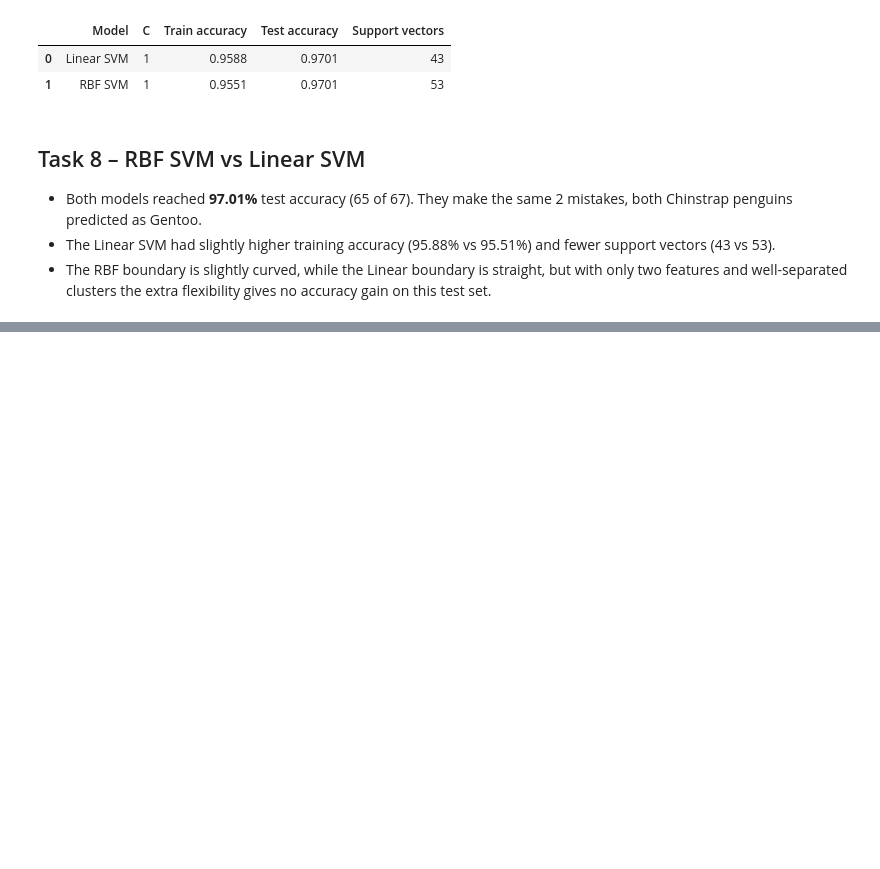
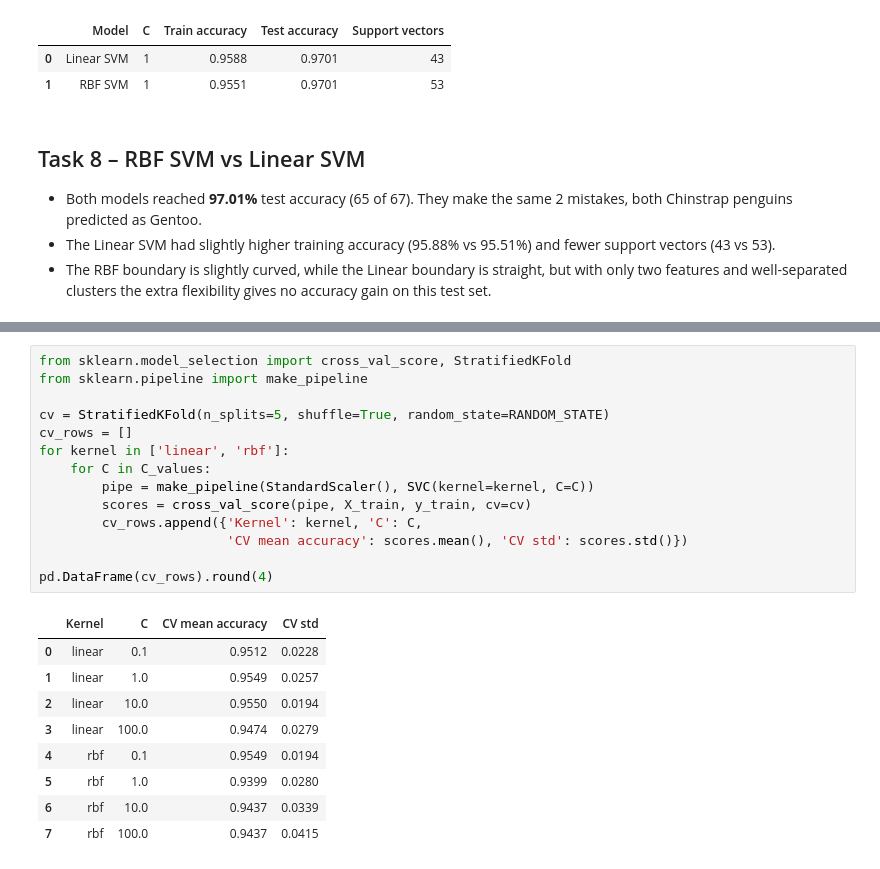
Before and after one commit to zainnm30/penguin-svm-classification, a Jupyter notebook: notebooks/penguin_svm.ipynb, the cells around one changed output, grey strips where cells are left out. Drawn from its saved outputs; the diff is of its cells as text; blank space fills up the shorter version.

```diff
--- a/notebooks/penguin_svm.ipynb
+++ b/notebooks/penguin_svm.ipynb
@@ -398,0 +429,24 @@ comparison
+# %%
+from sklearn.model_selection import cross_val_score, StratifiedKFold
+from sklearn.pipeline import make_pipeline
+
+cv = StratifiedKFold(n_splits=5, shuffle=True, random_state=RANDOM_STATE)
+cv_rows = []
+for kernel in ['linear', 'rbf']:
+    for C in C_values:
+        pipe = make_pipeline(StandardScaler(), SVC(kernel=kernel, C=C))
+        scores = cross_val_score(pipe, X_train, y_train, cv=cv)
+        cv_rows.append({'Kernel': kernel, 'C': C,
+                        'CV mean accuracy': scores.mean(), 'CV std': scores.std()})
+
+pd.DataFrame(cv_rows).round(4)
+# %% [output]
+|  | Kernel | C | CV mean accuracy | CV std |
+| 0 | linear | 0.1 | 0.9512 | 0.0228 |
+| 1 | linear | 1.0 | 0.9549 | 0.0257 |
+| 2 | linear | 10.0 | 0.9550 | 0.0194 |
+| 3 | linear | 100.0 | 0.9474 | 0.0279 |
+| 4 | rbf | 0.1 | 0.9549 | 0.0194 |
+| 5 | rbf | 1.0 | 0.9399 | 0.0280 |
+| 6 | rbf | 10.0 | 0.9437 | 0.0339 |
+| 7 | rbf | 100.0 | 0.9437 | 0.0415 |
```
Also changed, not shown: parts of 3 cells of this notebook, 1 other file.
